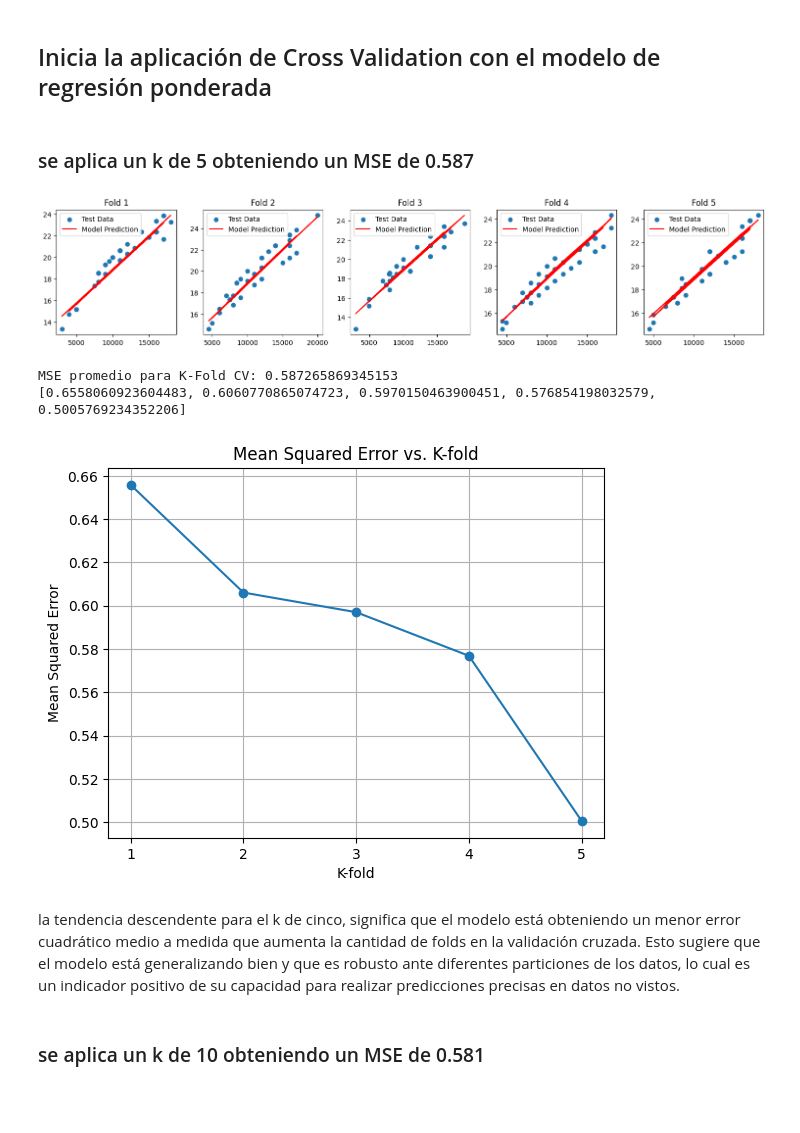
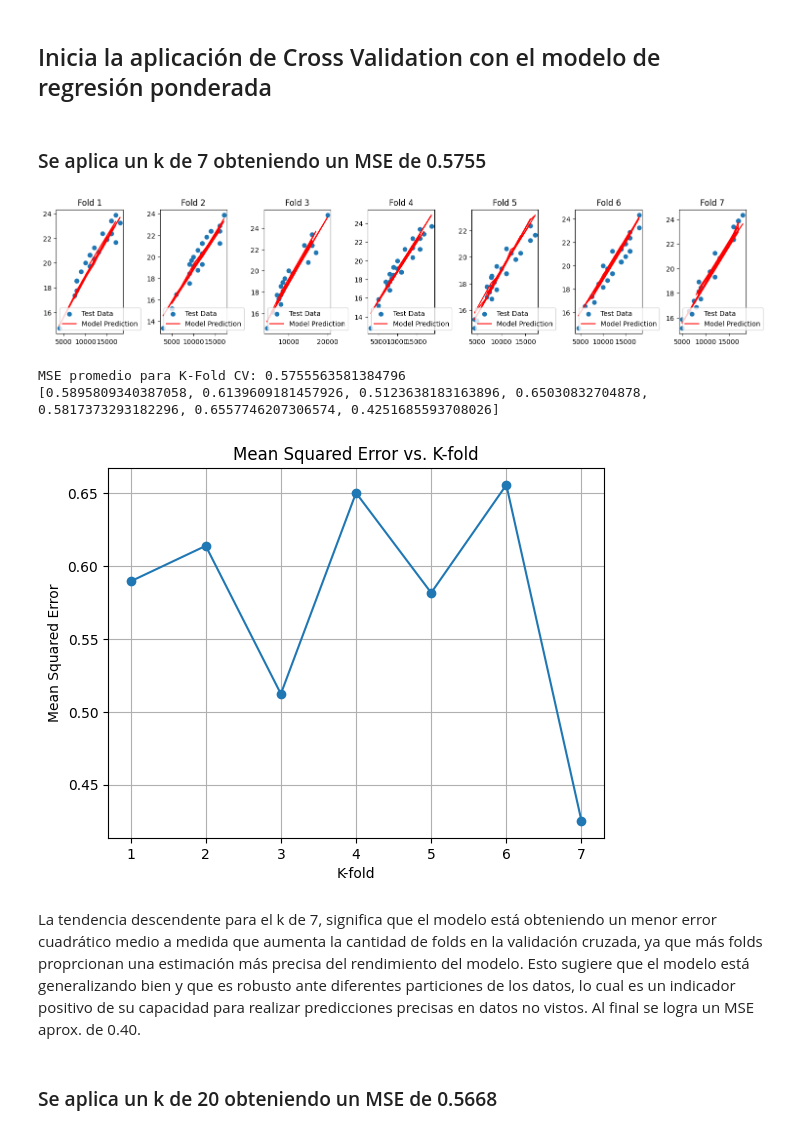
Before and after one commit to pau1ag/caso1, a Jupyter notebook: cross.ipynb, the cells around one changed output. Saved outputs shown, nothing was run; the diff lists cells and outputs as text; code cells hidden in the pictures; blank space fills up the shorter version.

Commit message:
Cambios y modelo finalizado, caso finalizado

```diff
--- a/cross.ipynb
+++ b/cross.ipynb
@@ -252,0 +257,16 @@ La presencia de estas variables  se debe al proceso logico dentro del caso de es
+# %%
+# Definir las variables independientes y la variable dependiente
+X = df_no_outliers[['category', 'reviews', 'rating']]
+y = df_no_outliers['sale_price_cbrt']
+
+# Añadir una constante al conjunto de datos para ajustar el intercepto
+X = sm.add_constant(X)
+
+# Crear un modelo de regresión ponderada
+modelo = sm.WLS(y, X, weights=1/df_no_outliers['sale_price_cbrt']**2)
+
+# Ajustar el modelo a los datos
+resultados = modelo.fit()
+
+# Imprimir el resumen del modelo
+print(resultados.summary())
@@ -252,0 +295,16 @@ La presencia de estas variables  se debe al proceso logico dentro del caso de es
+# %%
+# Definir las variables independientes y la variable dependiente
+X = df_no_outliers[['listing_price', 'category', 'rating', 'reviews']]
+y = df_no_outliers['sale_price_cbrt']
+
+# Añadir una constante al conjunto de datos para ajustar el intercepto
+X = sm.add_constant(X)
+
+# Crear un modelo de regresión ponderada
+modelo = sm.WLS(y, X, weights=1/df_no_outliers['sale_price_cbrt']**2)
+
+# Ajustar el modelo a los datos
+resultados = modelo.fit()
+
+# Imprimir el resumen del modelo
+print(resultados.summary())
@@ -253,7 +337,7 @@ La presencia de estas variables  se debe al proceso logico dentro del caso de es
 # %% [markdown]
 <h2>Inicia la aplicación de Cross Validation con el modelo  de regresión ponderada</h2>
 # %% [markdown]
-<h3>se aplica un k de 5  obteniendo un MSE  de 0.587</h3>
+<h3>Se aplica un k de 7  obteniendo un MSE  de 0.5755</h3>
 # %%
 import pandas as pd
 import matplotlib.pyplot as plt
@@ -262,7 +346,7 @@ from sklearn.model_selection import KFold
 
 # Método 1: K-Fold Cross-Validation
 
-k = 5 # Número de pliegues
+k = 7 # Número de pliegues
 kf = KFold(n_splits=k, shuffle=True, random_state=0)
 
 # Lista para almacenar los MSE de cada pliegue
@@ -293,41 +377,46 @@ for train_idx, test_idx in kf.split(X):
     plt.subplot(2, k, fold)
     plt.scatter(X_test['listing_price'], y_test, label='Test Data')
     plt.plot(X_test['listing_price'], y_pred, label='Model Prediction', color='red')
     plt.title(f'Fold {fold}')
     plt.legend()
     fold += 1
 
 # Calcular el MSE promedio para los pliegues
 mean_mse = np.mean(mse_scores)
 
 # Ajustar los espacios entre las gráficas para que se vean mejor
 plt.tight_layout()
 
 # Mostrar los resultados de la validación cruzada
 plt.show()
 
 # Mostrar el MSE promedio para los pliegues
 print(f"MSE promedio para K-Fold CV: {mean_mse}")
 print(mse_scores)
 
 # Ahora vamos a graficar MSE versus K
 plt.figure()
 plt.plot(range(1, k+1), mse_scores, marker='o', linestyle='-')
 plt.title('Mean Squared Error vs. K-fold')
 plt.xlabel('K-fold')
 plt.ylabel('Mean Squared Error')
 plt.xticks(range(1, k+1))
 plt.grid(True)
 plt.show()
+
+#K=Probado=
+#5= 0.5840902627265365
+#4= 0.6040951333418089
+#7= 0.5755563581384796
 # %% [output]
-[figure, old version]
+[figure, new version]
-MSE promedio para K-Fold CV: 0.587265869345153
-[0.6558060923604483, 0.6060770865074723, 0.5970150463900451, 0.576854198032579, 0.5005769234352206]
+MSE promedio para K-Fold CV: 0.5755563581384796
+[0.5895809340387058, 0.6139609181457926, 0.5123638183163896, 0.65030832704878, 0.5817373293182296, 0.6557746207306574, 0.4251685593708026]
-[figure, old version]
+[figure, new version]
 # %% [markdown]
- la tendencia descendente para el  k de cinco, significa que el modelo está obteniendo un menor error cuadrático medio a medida que aumenta la cantidad de folds en la validación cruzada. Esto sugiere que el modelo está generalizando bien y que es robusto ante diferentes particiones de los datos, lo cual es un indicador positivo de su capacidad para realizar predicciones precisas en datos no vistos.
+ La tendencia descendente para el  k de 7, significa que el modelo está obteniendo un menor error cuadrático medio a medida que aumenta la cantidad de folds en la validación cruzada, ya que más folds proprcionan una estimación más precisa del rendimiento del modelo. Esto sugiere que el modelo está generalizando bien y que es robusto ante diferentes particiones de los datos, lo cual es un indicador positivo de su capacidad para realizar predicciones precisas en datos no vistos. Al final se logra un MSE aprox. de 0.40.
 # %% [markdown]
-<h3>se aplica un k de 10  obteniendo un MSE  de 0.581</h3>
+<h3>Se aplica un k de 20  obteniendo un MSE  de 0.5668</h3>
 # %%
 
 k = 20 # Número de pliegues
```
Also changed, not shown: parts of 14 cells of this notebook.
